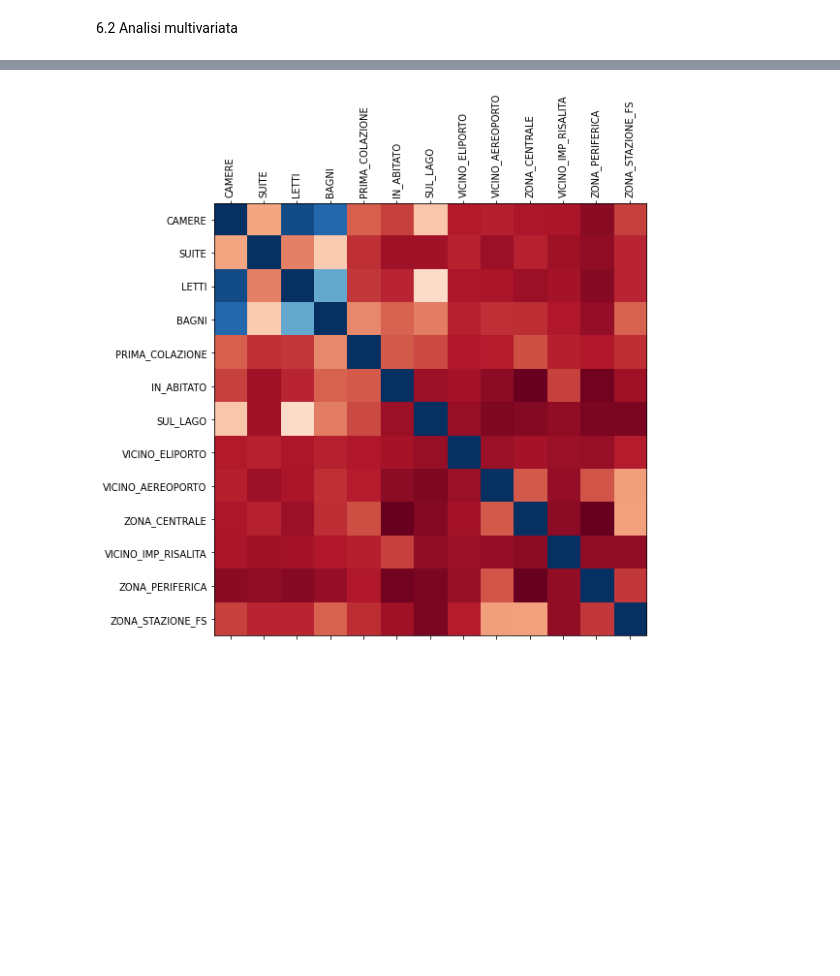
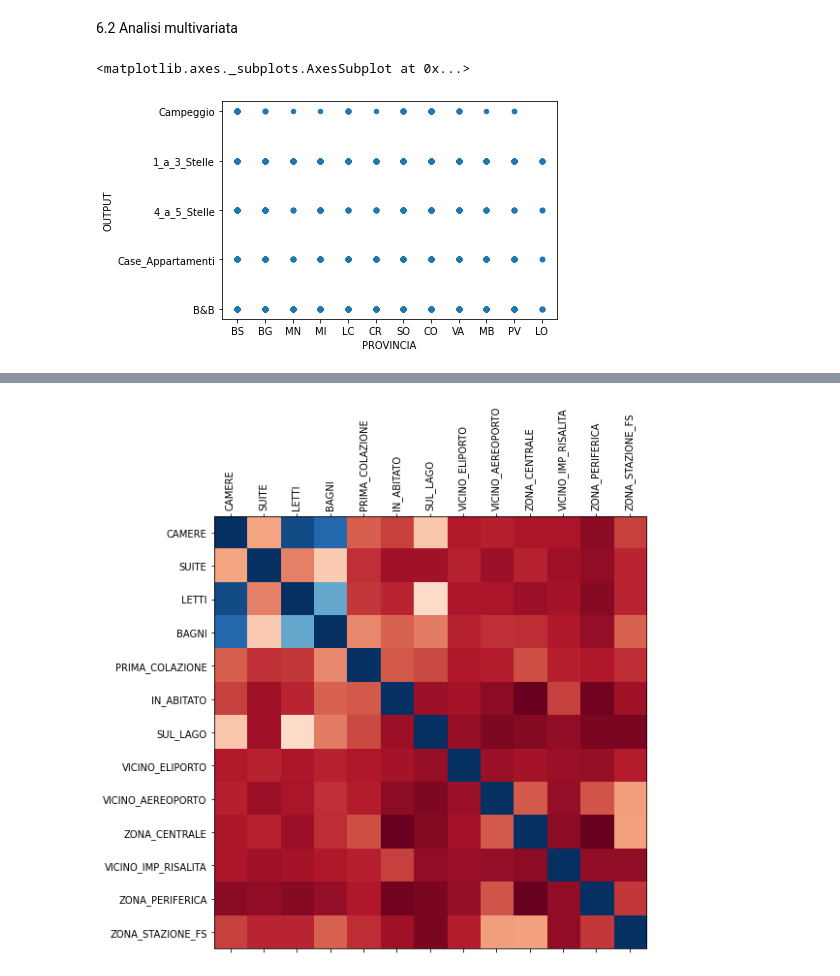
Before and after one commit to foster333/busta, a Jupyter notebook: iscsdatascience_analysis.ipynb, the cells around one changed output, grey strips where cells are left out. Drawn from its saved outputs; the diff is of its cells as text; code cells hidden in the pictures; blank space fills up the shorter version.

```diff
--- a/iscsdatascience_analysis.ipynb
+++ b/iscsdatascience_analysis.ipynb
@@ -232,3 +236,8 @@ df.PROVINCIA.value_counts().plot(kind= "bar")
 [figure]
 # %% [markdown]
 6.2 Analisi multivariata
+# %%
+df.plot.scatter("PROVINCIA", "OUTPUT")
+# %% [output]
+<matplotlib.axes._subplots.AxesSubplot at 0x...>
+[figure, added]
```
Also changed, not shown: parts of 14 cells of this notebook.
